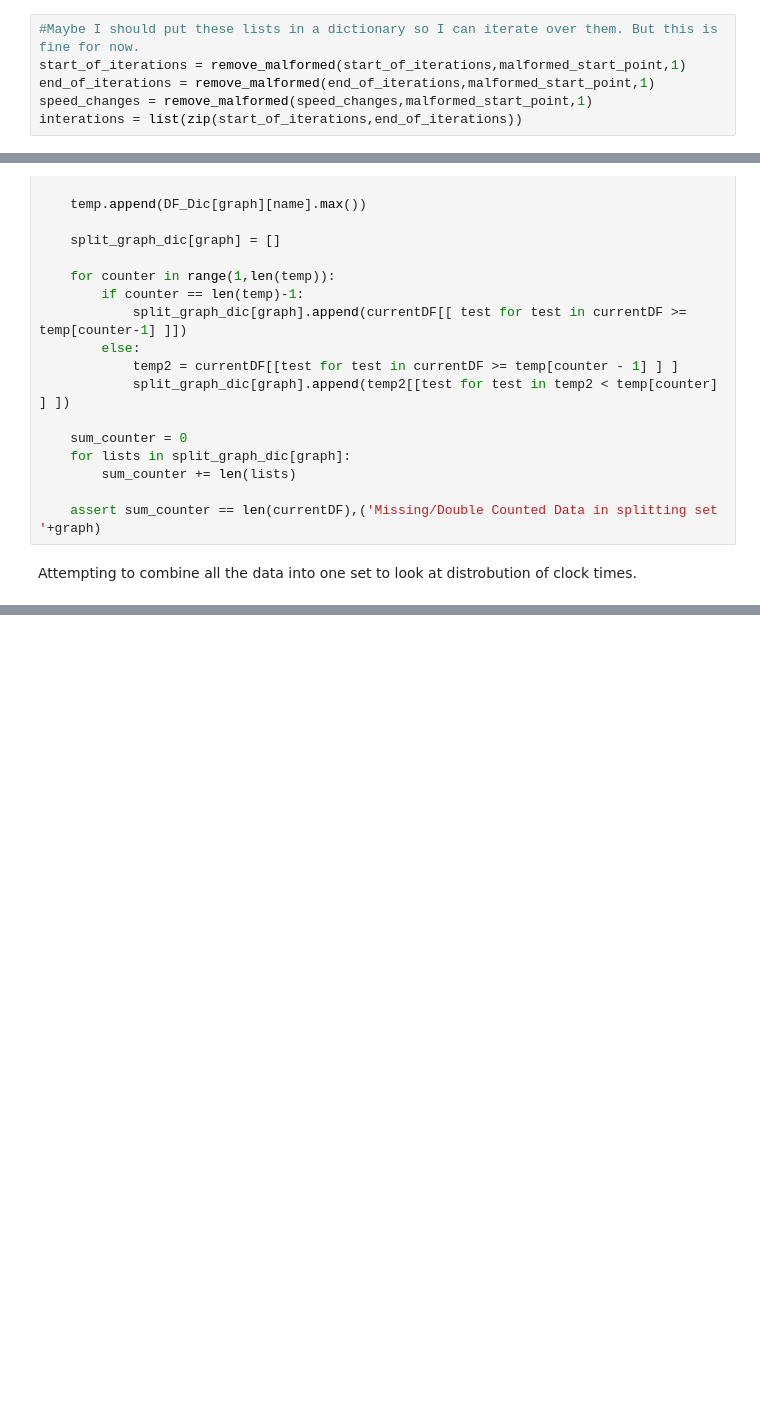
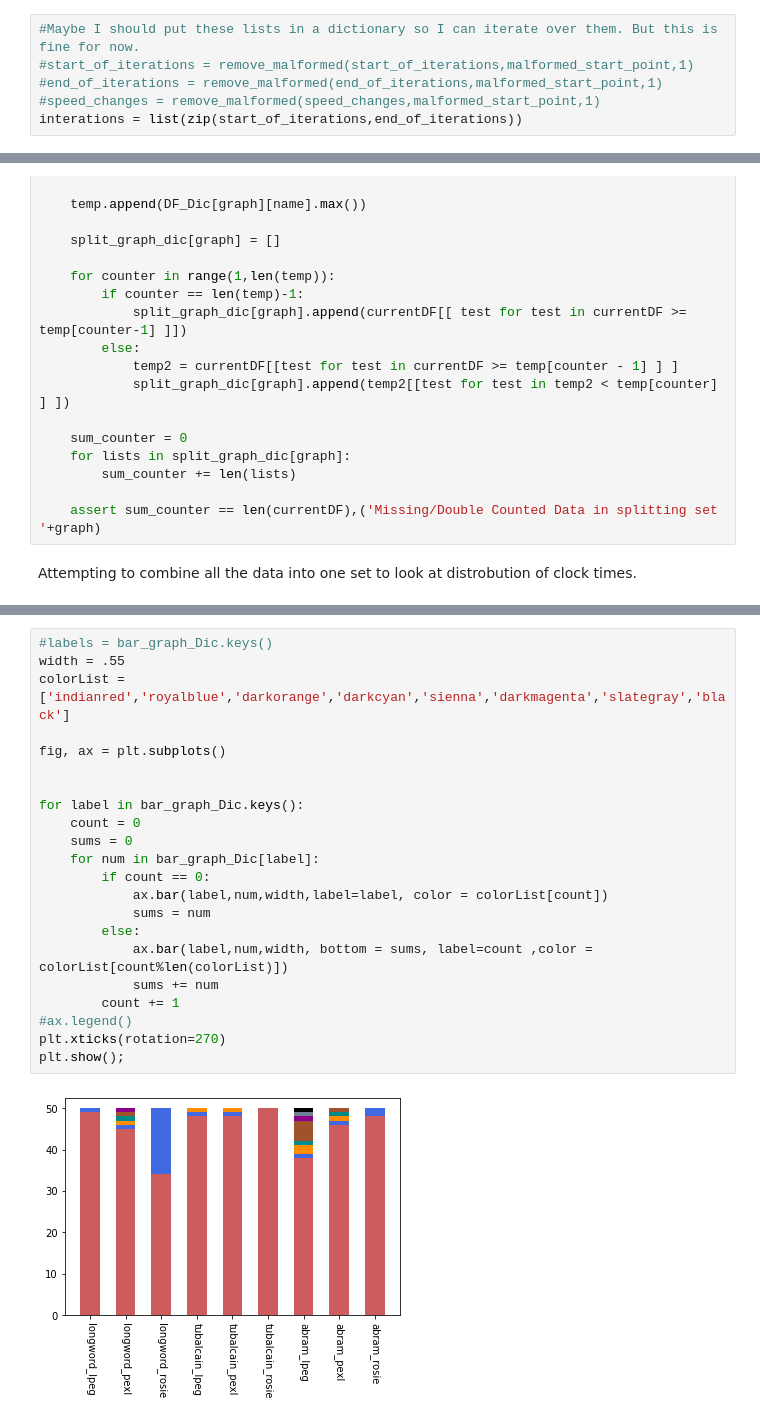
Before and after one commit to NatalieGrogan/SpeedAnalysis, a Jupyter notebook: KDE_Speed_Analysis.ipynb, the cells around one changed output, grey strips where cells are left out. Cells and saved outputs as stored; diff of their text form; blank space fills up the shorter version.

```diff
--- a/KDE_Speed_Analysis.ipynb
+++ b/KDE_Speed_Analysis.ipynb
@@ -105,9 +101,9 @@ def remove_malformed(data,point,location_of_index):
     return temp
 # %%
 #Maybe I should put these lists in a dictionary so I can iterate over them. But this is fine for now.
-start_of_iterations = remove_malformed(start_of_iterations,malformed_start_point,1)
-end_of_iterations = remove_malformed(end_of_iterations,malformed_start_point,1)
-speed_changes = remove_malformed(speed_changes,malformed_start_point,1)
+#start_of_iterations = remove_malformed(start_of_iterations,malformed_start_point,1)
+#end_of_iterations = remove_malformed(end_of_iterations,malformed_start_point,1)
+#speed_changes = remove_malformed(speed_changes,malformed_start_point,1)
 interations = list(zip(start_of_iterations,end_of_iterations))
 # %%
 # Idea - First loop looks to consume any speed changes that happen in between iterations then loops to add intra
@@ -427,0 +482,24 @@ for DF in DF_Dic:
+# %%
+#labels = bar_graph_Dic.keys()
+width = .55
+colorList = ['indianred','royalblue','darkorange','darkcyan','sienna','darkmagenta','slategray','black']
+
+fig, ax = plt.subplots()
+
+
+for label in bar_graph_Dic.keys():
+    count = 0
+    sums = 0
+    for num in bar_graph_Dic[label]:
+        if count == 0:
+            ax.bar(label,num,width,label=label, color = colorList[count])
+            sums = num
+        else:
+            ax.bar(label,num,width, bottom = sums, label=count ,color = colorList[count%len(colorList)])
+            sums += num
+        count += 1
+#ax.legend()
+plt.xticks(rotation=270)
+plt.show();
+# %% [output]
+[figure, added]
```
Also changed, not shown: parts of 13 cells of this notebook, 1 other file.
